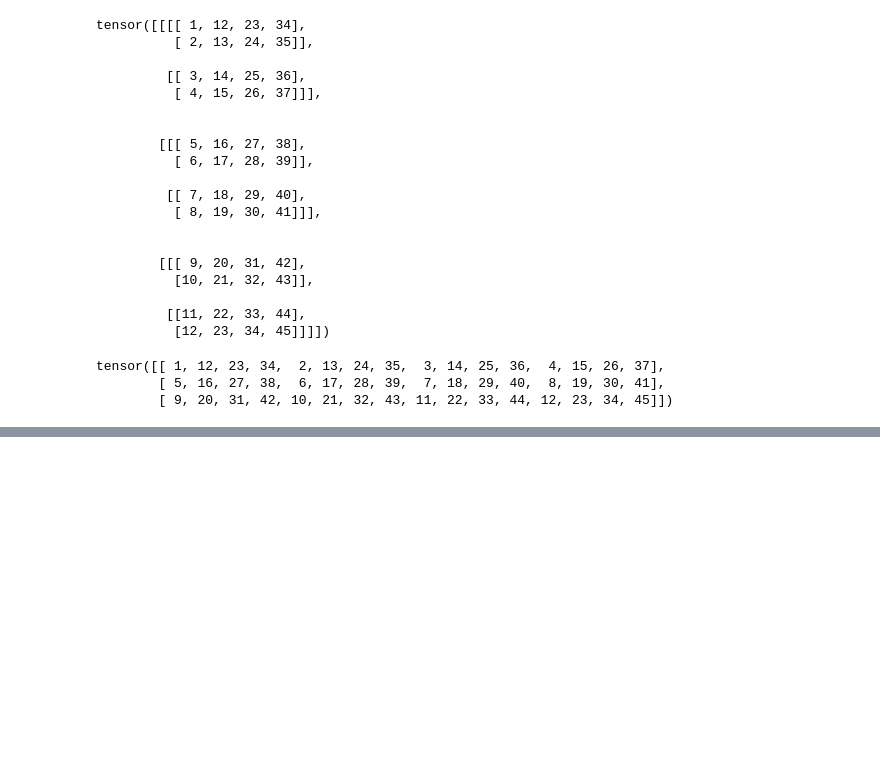
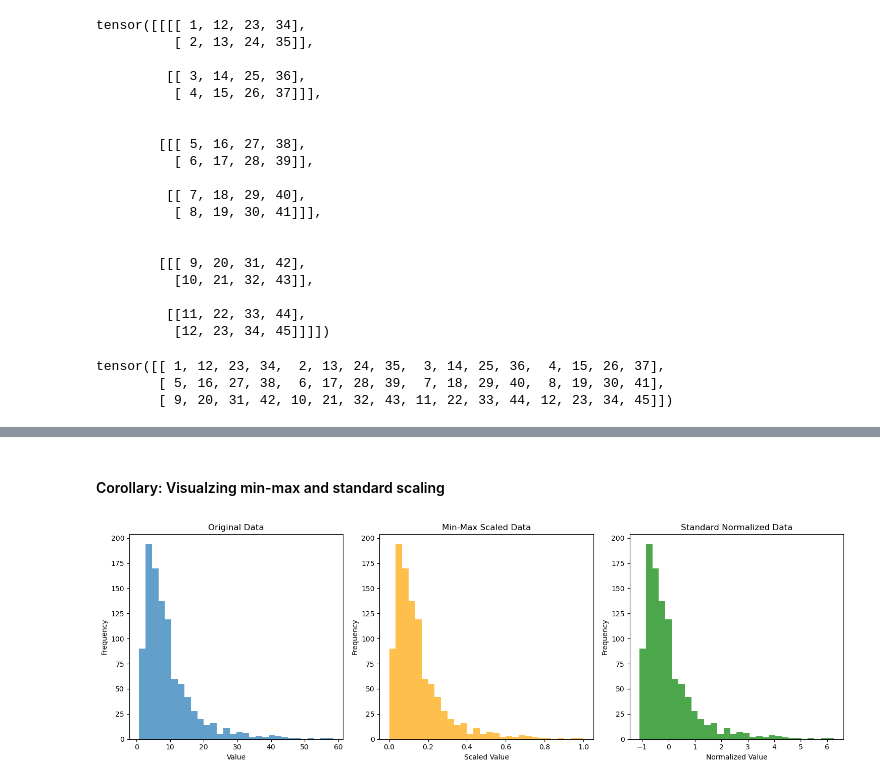
Before and after one commit to kamal-tanwar/dl-with-pytorch, a Jupyter notebook: p1ch7/datasets.ipynb, the cells around one changed output, grey strips where cells are left out. Drawn from its saved outputs; the diff is of its cells as text; code cells hidden in the pictures; blank space fills up the shorter version.

```diff
--- a/p1ch7/datasets.ipynb
+++ b/p1ch7/datasets.ipynb
@@ -160,0 +436,47 @@ tensor([[ 1, 12, 23, 34,  2, 13, 24, 35,  3, 14, 25, 36,  4, 15, 26, 37],
+# %% [markdown]
+#### Corollary: Visualzing min-max and standard scaling
+# %%
+import numpy as np
+import matplotlib.pyplot as plt
+from sklearn.preprocessing import MinMaxScaler, StandardScaler
+
+# Generate a sample dataset
+np.random.seed(0)
+data = np.random.lognormal(mean=2., sigma=0.75, size=(1000, 1))
+
+# Min-Max scaling
+scaler_min_max = MinMaxScaler()
+data_scaled = scaler_min_max.fit_transform(data)
+
+# Standard scaling (normalizing)
+scaler_standard = StandardScaler()
+data_normalized = scaler_standard.fit_transform(data)
+
+# Plotting
+plt.figure(figsize=(15, 5))
+
+# Original data
+plt.subplot(1, 3, 1)
+plt.hist(data, bins=30, alpha=0.7, label='Original')
+plt.title('Original Data')
+plt.xlabel('Value')
+plt.ylabel('Frequency')
+
+# Scaled data
+plt.subplot(1, 3, 2)
+plt.hist(data_scaled, bins=30, alpha=0.7, label='Scaled', color='orange')
+plt.title('Min-Max Scaled Data')
+plt.xlabel('Scaled Value')
+plt.ylabel('Frequency')
+
+# Normalized data
+plt.subplot(1, 3, 3)
+plt.hist(data_normalized, bins=30, alpha=0.7, label='Normalized', color='green')
+plt.title('Standard Normalized Data')
+plt.xlabel('Normalized Value')
+plt.ylabel('Frequency')
+
+plt.tight_layout()
+plt.show()
+# %% [output]
+[figure, added]
```
Also changed, not shown: parts of 24 cells of this notebook.
